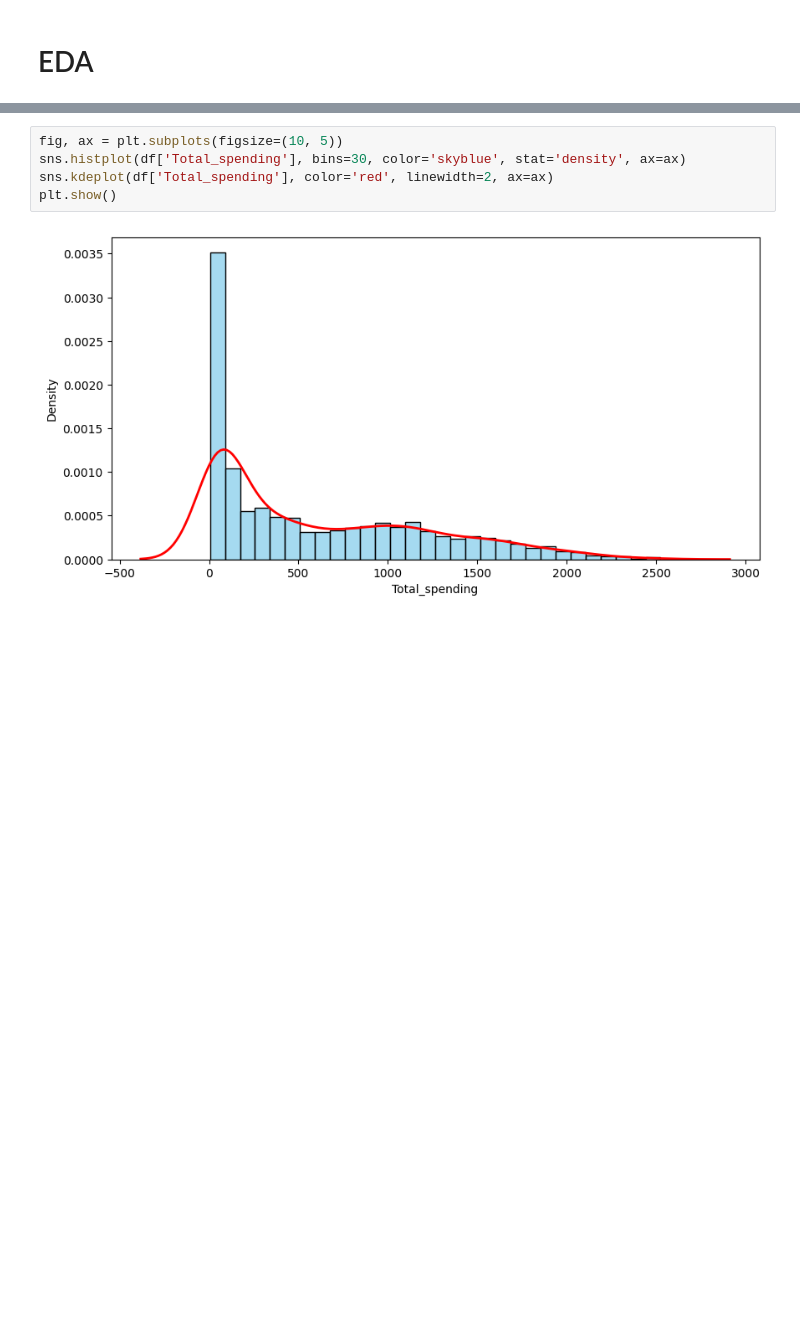
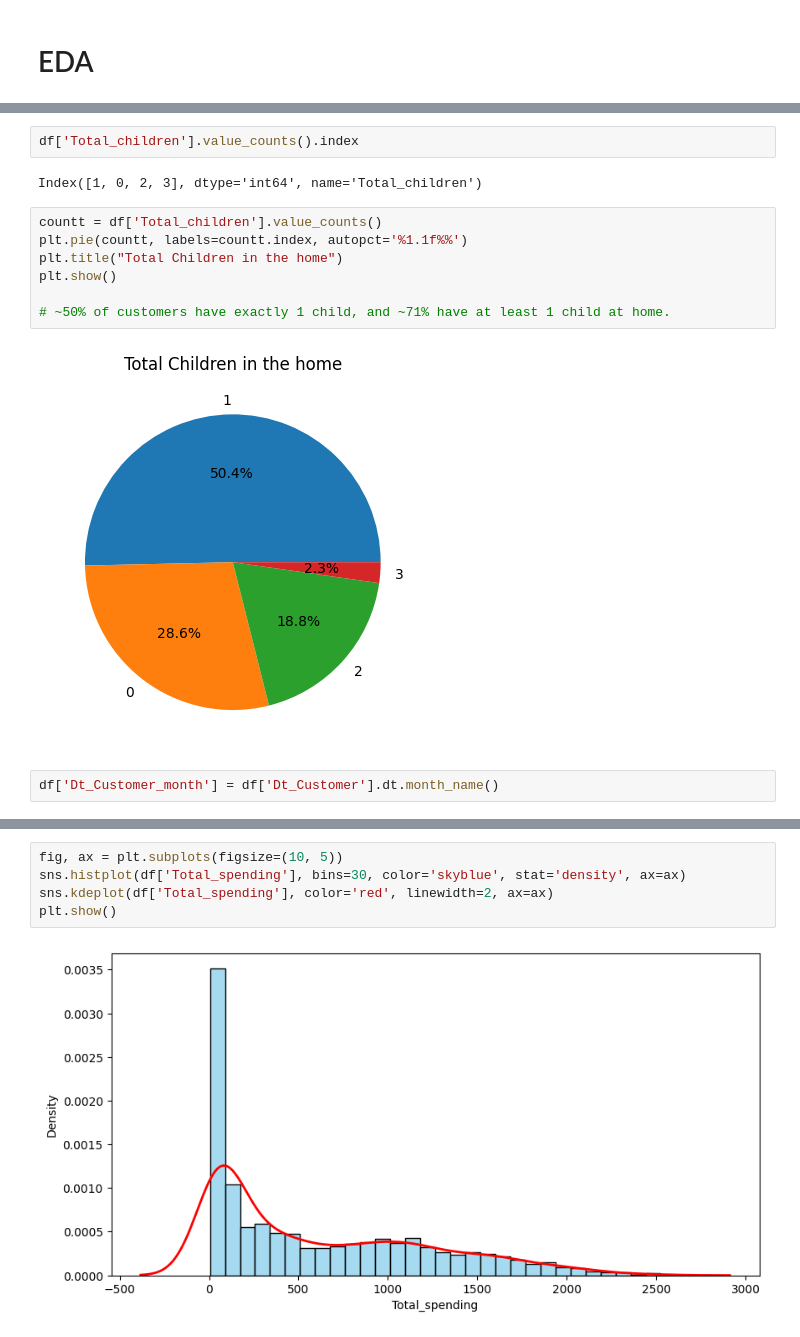
Before and after one commit to RaviNamdeoo/Customer_Segmentation_Analysis, a Jupyter notebook: Customer_segment.ipynb, the cells around one changed output, grey strips where cells are left out. Cells and saved outputs as stored; diff of their text form; blank space fills up the shorter version.

```diff
--- a/Customer_segment.ipynb
+++ b/Customer_segment.ipynb
@@ -326,0 +364,15 @@ df = df.drop(df[df['ID'] == 9432].index)
+# %%
+df['Total_children'].value_counts().index
+# %% [output]
+Index([1, 0, 2, 3], dtype='int64', name='Total_children')
+# %%
+countt = df['Total_children'].value_counts()
+plt.pie(countt, labels=countt.index, autopct='%1.1f%%')
+plt.title("Total Children in the home")
+plt.show()
+
+# ~50% of customers have exactly 1 child, and ~71% have at least 1 child at home.
+# %% [output]
+[figure, added]
+# %%
+df['Dt_Customer_month'] = df['Dt_Customer'].dt.month_name()
```
Also changed, not shown: parts of 30 cells of this notebook.
